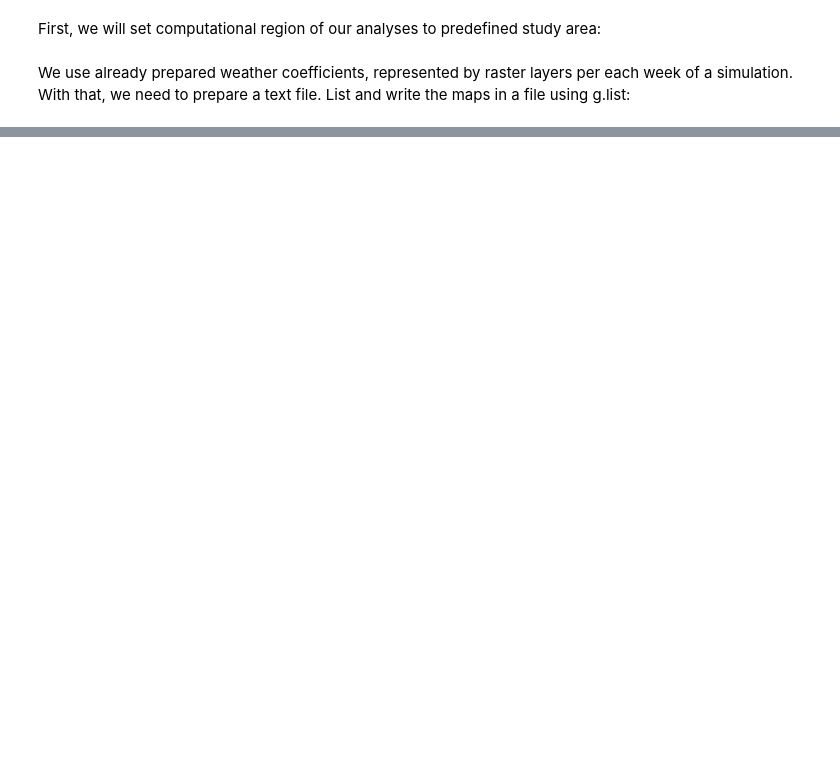
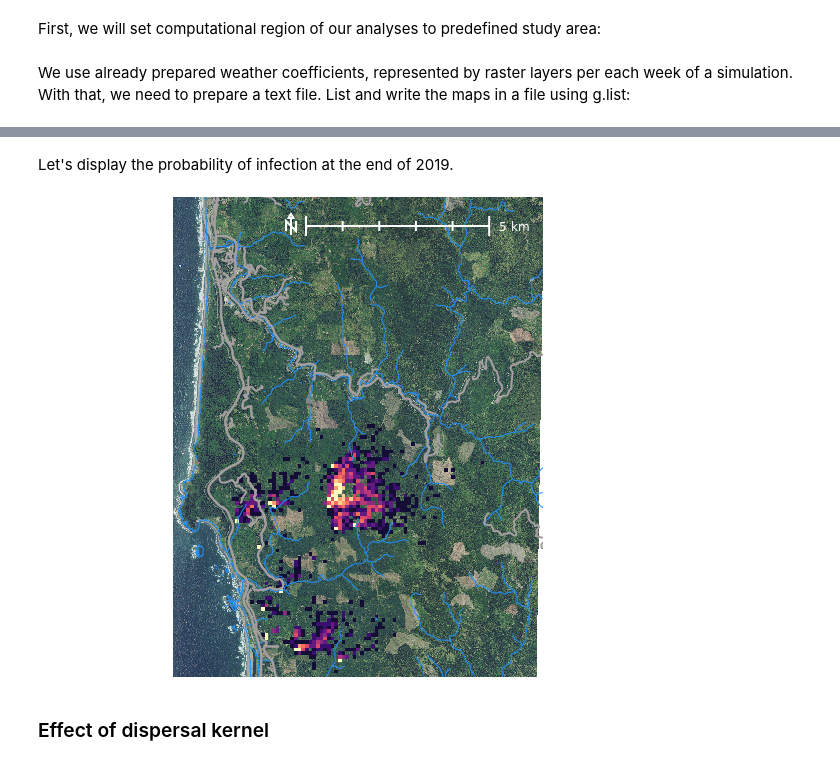
Before and after one commit to ncsu-landscape-dynamics/pops-intro-grass-notebook, a Jupyter notebook: pops-intro-grass-notebook.ipynb, the cells around one changed output, grey strips where cells are left out. Cells and saved outputs as stored; diff of their text form; code cells hidden in the pictures; blank space fills up the shorter version.

```diff
--- a/pops-intro-grass-notebook.ipynb
+++ b/pops-intro-grass-notebook.ipynb
@@ -52,0 +103,17 @@ gs.run_command('r.pops.spread', host='host', total_plants='max_host', infected='
+# %%
+gs.run_command('r.pops.spread', host='host', total_plants='max_host', infected='eu_infection_2019',
+               start_time=2019, end_time=2023, step='week', weather_coefficient_file='weather.txt',
+               reproductive_rate=1.6,
+               natural_direction='NE', natural_dispersal_kernel='exponential', natural_distance=242, natural_direction_strength=3,
+               average_series='average', probability_series='probability', stddev_series='stddev',
+               runs=10, nprocs=2, random_seed=1)
+# %% [markdown]
+Let's display the probability of infection at the end of 2019.
+# %%
+probability_series = gs.list_strings(type='raster', pattern="probability*")
+gs.run_command('r.colors', map=probability_series, color='magma')
+show(probability_series[2])
+# %% [output]
+[figure, added]
+# %% [markdown]
+### Effect of dispersal kernel
```
Also changed, not shown: parts of 37 cells of this notebook, 2 other files.
